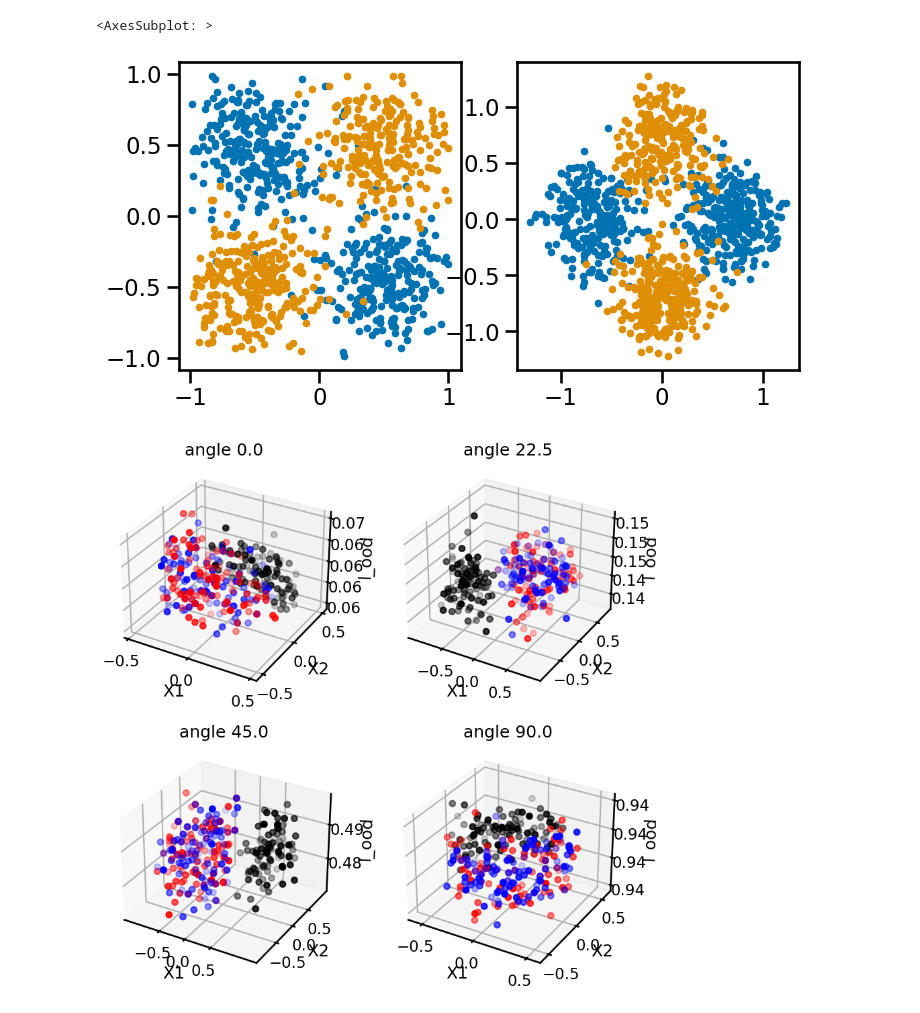
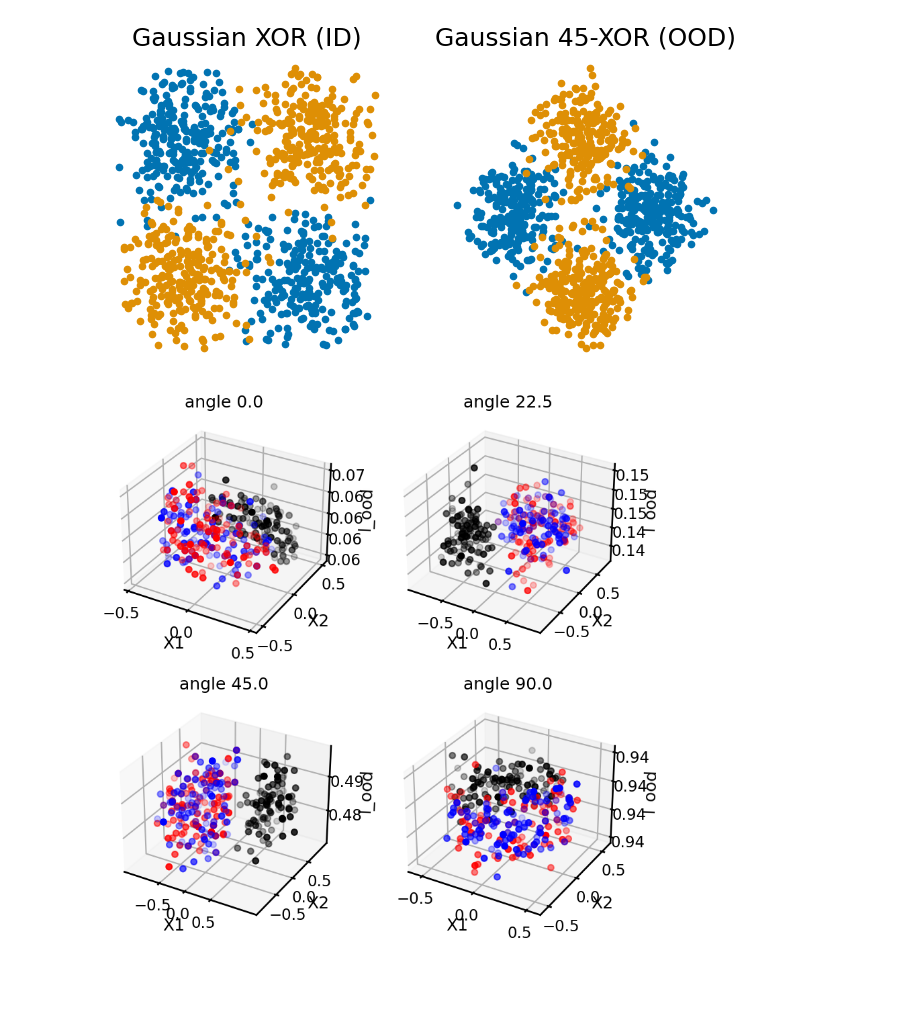
Before and after one commit to neurodata/CEP_experiments, a Jupyter notebook: ood_exp.ipynb, the cells around one changed output. Drawn from its saved outputs; the diff is of its cells as text; code cells hidden in the pictures; blank space fills up the shorter version.

```diff
--- a/ood_exp.ipynb
+++ b/ood_exp.ipynb
@@ -12,11 +14,39 @@ X_ood, y_ood = generate_gaussian_parity(1000, angle_params=np.pi/4)
 # %%
 fig, ax = plt.subplots(1,2,figsize=(8,4))
 
 plot_2dsim(X,y, ax=ax[0])
 plot_2dsim(X_ood,y_ood, ax=ax[1])
+
+right_side = ax[0].spines["right"]
+right_side.set_visible(False)
+top_side = ax[0].spines["top"]
+top_side.set_visible(False)
+left_side = ax[0].spines["left"]
+left_side.set_visible(False)
+bottom_side = ax[0].spines["bottom"]
+bottom_side.set_visible(False)
+
+
+right_side = ax[1].spines["right"]
+right_side.set_visible(False)
+top_side = ax[1].spines["top"]
+top_side.set_visible(False)
+left_side = ax[1].spines["left"]
+left_side.set_visible(False)
+bottom_side = ax[1].spines["bottom"]
+bottom_side.set_visible(False)
+
+ax[0].set_xticks([])
+ax[0].set_yticks([])
+ax[1].set_xticks([])
+ax[1].set_yticks([])
+
+ax[0].set_title('Gaussian XOR (ID)')
+ax[1].set_title(r'Gaussian 45-XOR (OOD)')
+
+plt.savefig('simulation.pdf')
 # %% [output]
-<AxesSubplot: >
-[figure, old version]
+[figure, new version]
 # %%
 n_estimators = 500
 n_seeds = 100
```
Also changed, not shown: parts of 14 cells of this notebook, 2 other files.
